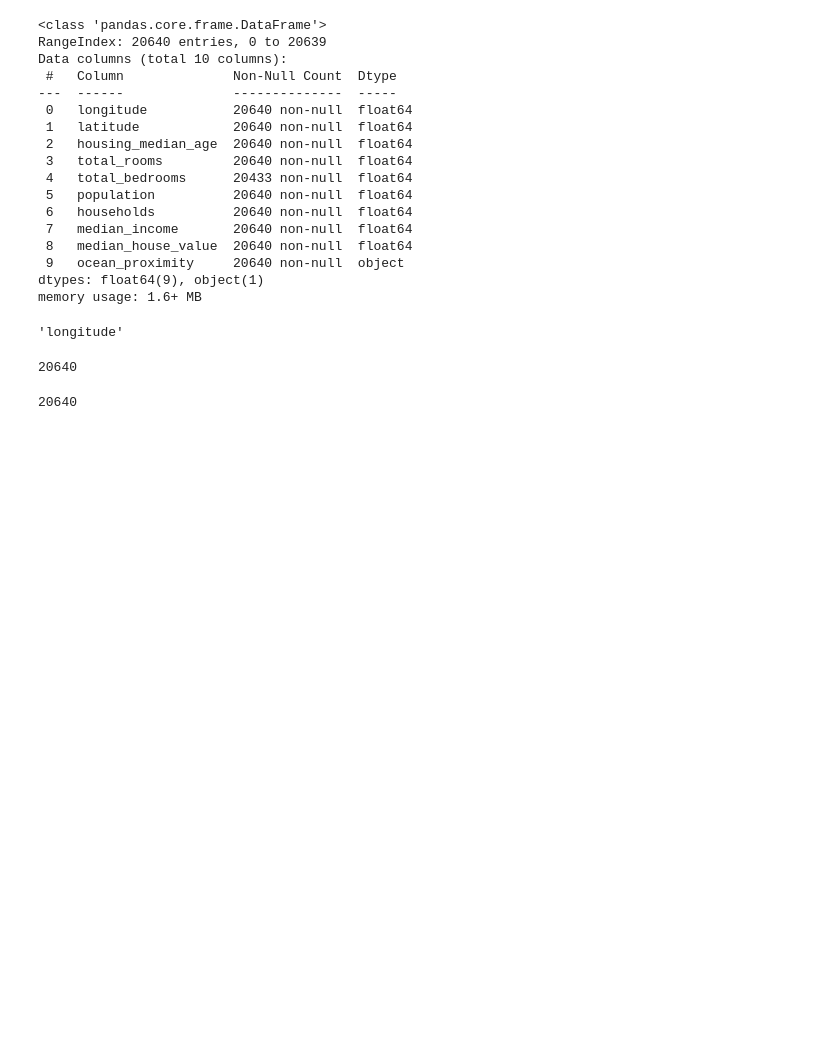
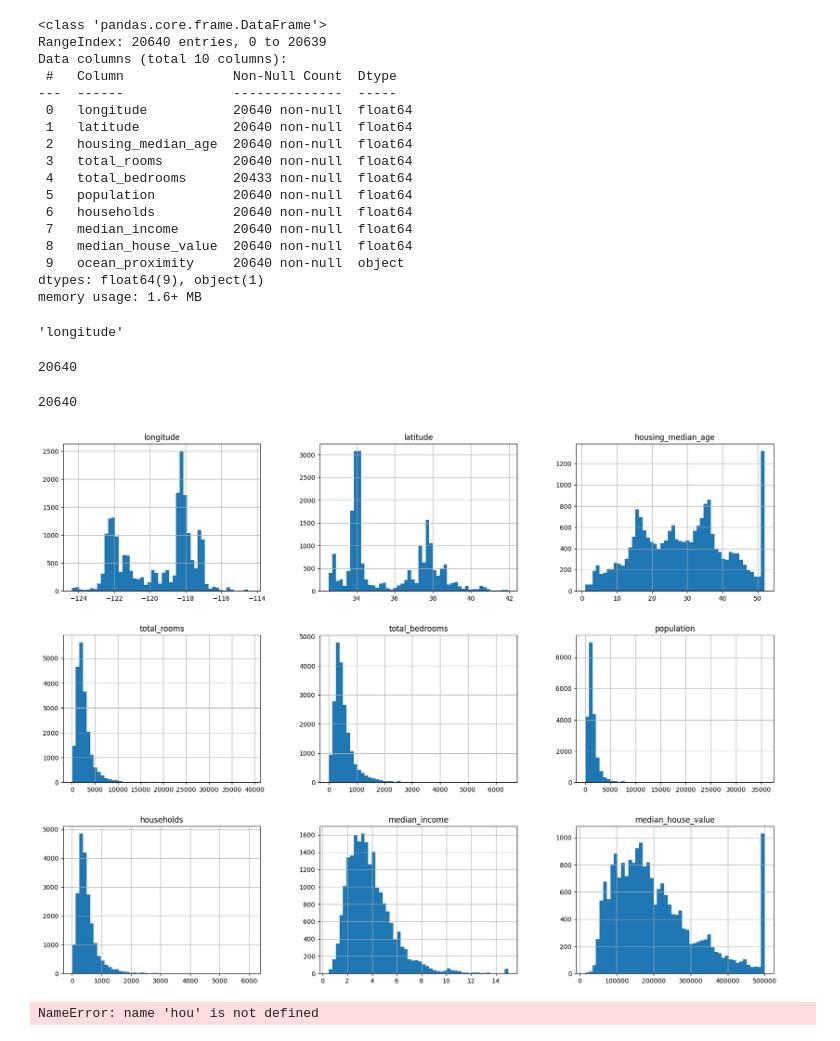
Before and after one commit to gowthamkaruturi/ai-engineer-roadmap, a Jupyter notebook: dataframes.ipynb, the cells around one changed output. Drawn from its saved outputs; the diff is of its cells as text; code cells hidden in the pictures; blank space fills up the shorter version.

```diff
--- a/dataframes.ipynb
+++ b/dataframes.ipynb
@@ -72,3 +72,9 @@ len(housing_full['households'].notna())
 # %% [output]
 20640
 20640
+# %%
+import matplotlib.pyplot as plt
+housing_data.hist(bins=50, figsize=(20,15))
+plt.show()
+# %% [output]
+[figure, added]
@@ -74,0 +88,8 @@ len(housing_full['households'].notna())
+# %%
+cat_counts = housing_data['income_cat'].value_counts().sort_index()
+cat_counts.plot.bar()
+plt.xlabel('income category')
+plt.ylabel('number of districts')
+plt.show()
+# %% [output]
+NameError: name 'hou' is not defined
```
Also changed, not shown: parts of 8 cells of this notebook.
